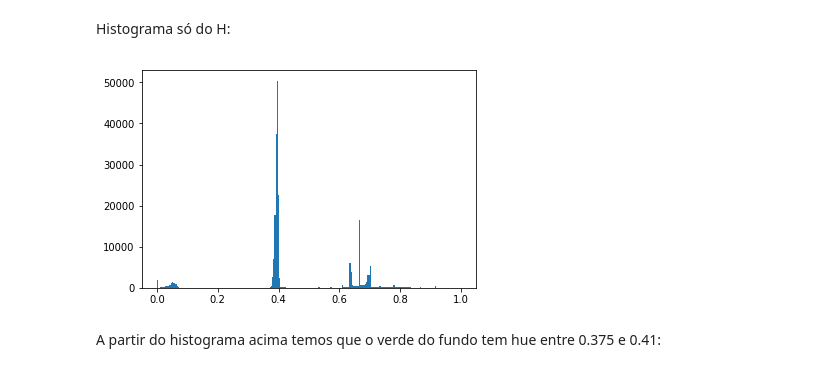
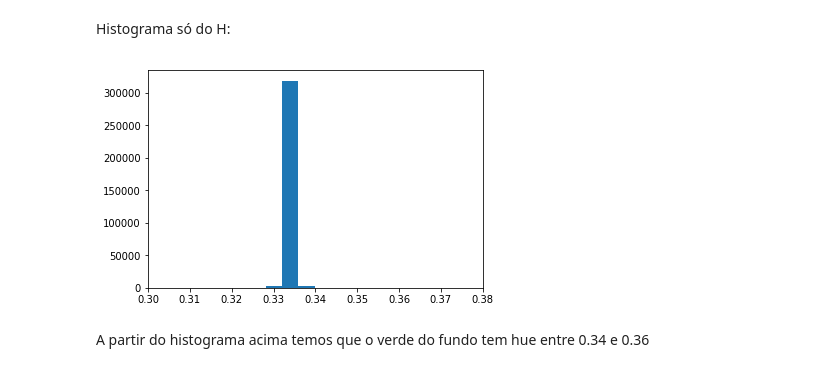
Before and after one commit to janarf/processamento-de-imagens1, a Jupyter notebook: tp1/tp1.ipynb, the cells around one changed output. Saved outputs shown, nothing was run; the diff lists cells and outputs as text; code cells hidden in the pictures.

```diff
--- a/tp1/tp1.ipynb
+++ b/tp1/tp1.ipynb
@@ -30,6 +32,7 @@ def histverde(img):
 # %% [markdown]
 Histograma do H em hsv:
 # %%
-def hist_h(img):
+def hist_h(img,a,b):
     plt.hist(img[:,:,0].flatten(),256)
+    plt.xlim((a,b))
     plt.show()
@@ -36,2 +47,9 @@ def hist_h(img):
 # %% [markdown]
 Imagem para teste:
+# %%
+n=1
+#n é a escala só pra testar sem ficar mto lento, depois mudar pra 1
+# %%
+gato = rescale(io.imread('cat5.jpg'),n)
+io.imshow(gato)
+io.show()
@@ -54,13 +89,13 @@ histverde(img)
 # %% [markdown]
 Transforma a imagem em hsv:
 # %%
-imghsv = color.rgb2hsv(img)
+gatohsv = color.rgb2hsv(gato)
 # %% [markdown]
 Histograma só do H:
 # %%
-hist_h(imghsv)
+hist_h(gatohsv)
 # %% [output]
-[figure, old version]
+[figure, new version]
 # %% [markdown]
-A partir do histograma acima temos que o  verde do fundo tem hue entre 0.375 e 0.41:
+A partir do histograma acima temos que o  verde do fundo tem hue entre 0.34 e 0.36
 # %%
```
Also changed, not shown: parts of 26 cells of this notebook, 11 other files.
